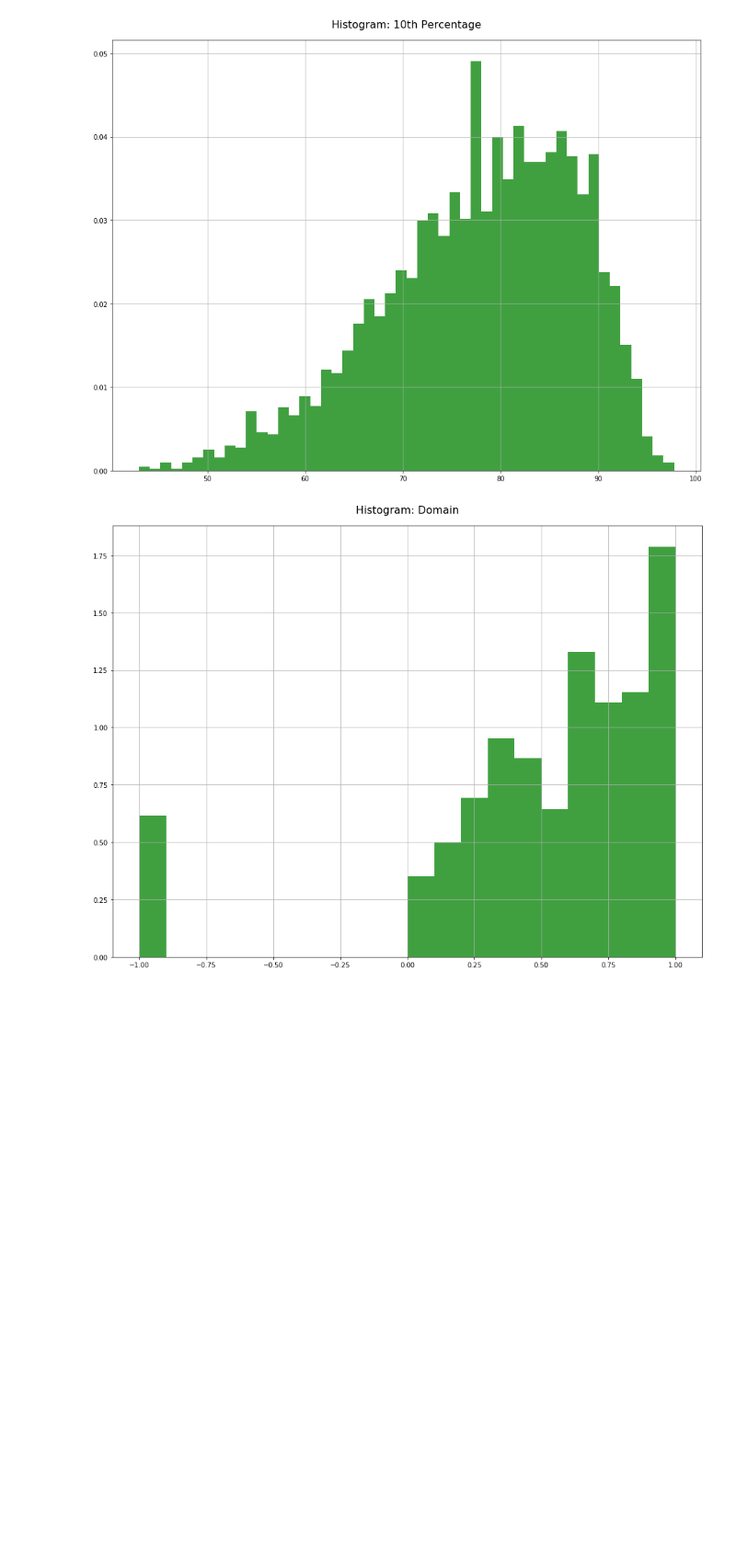
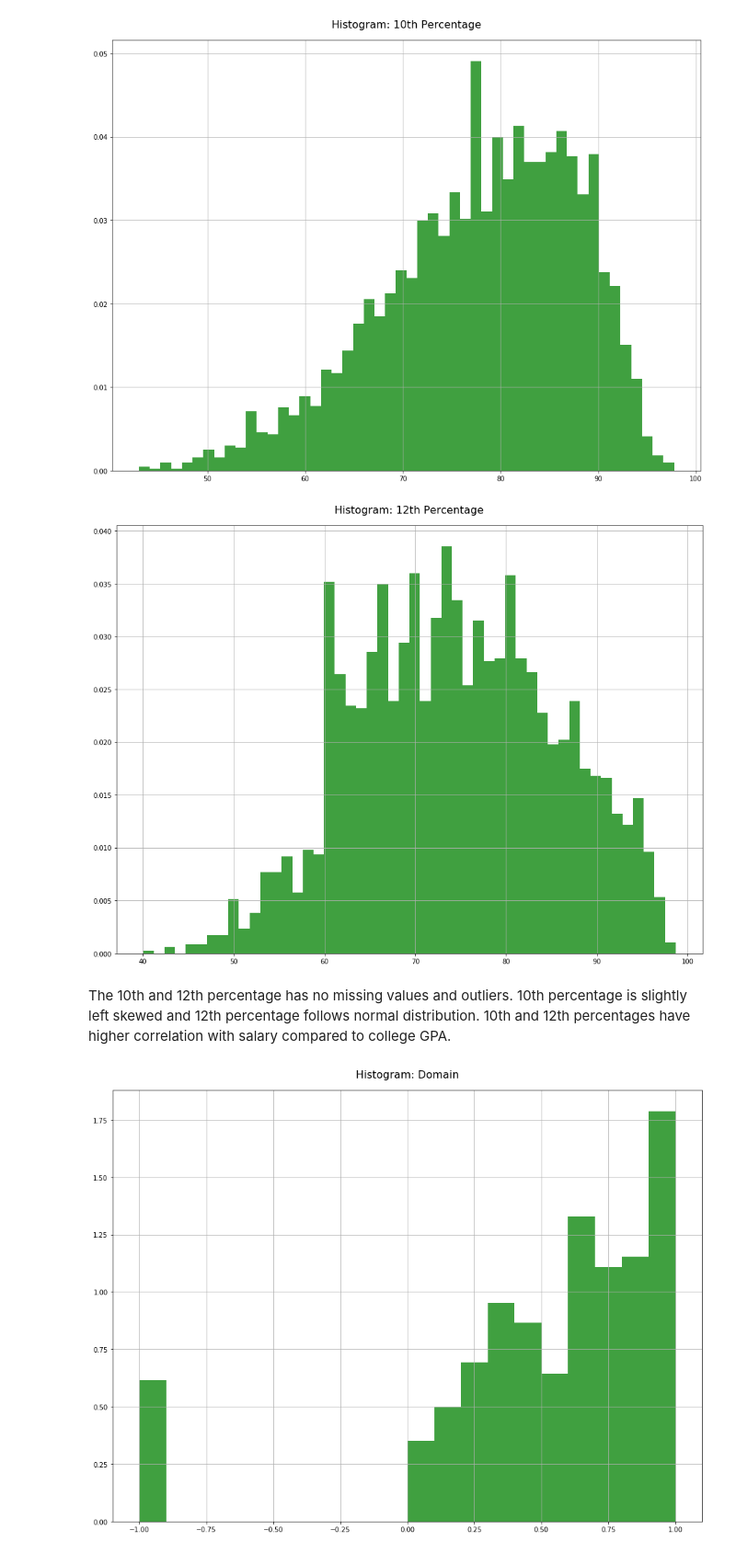
Before and after one commit to KunalGehlot/CipherSchools---Machine-Learning-Training, a Jupyter notebook: Assignment 3/assignment_3.ipynb, the cells around one changed output. Shown at 92% size. Cells and saved outputs as stored; diff of their text form; code cells hidden in the pictures; blank space fills up the shorter version.

```diff
--- a/Assignment 3/assignment_3.ipynb
+++ b/Assignment 3/assignment_3.ipynb
@@ -256,6 +262,15 @@ df['10percentage'].hist(bins = 50, density=1, facecolor='g', alpha=0.75)
 plt.show()
 # %% [output]
 [figure]
+# %%
+plt.figure(figsize = (16,12))
+plt.title("Histogram: 12th Percentage", y = 1.02, size = 16)
+df['12percentage'].hist(bins = 50, density=1, facecolor='g', alpha=0.75)
+plt.show()
+# %% [output]
+[figure, added]
+# %% [markdown]
+The 10th and 12th percentage has no missing values and outliers. 10th percentage is slightly left skewed and 12th percentage follows normal distribution. 10th and 12th percentages have higher correlation with salary compared to college GPA.
 # %%
 plt.figure(figsize = (16,12))
 plt.title("Histogram: Domain", y = 1.02, size = 16)
```
Also changed, not shown: parts of 16 cells of this notebook, 1 other file.
